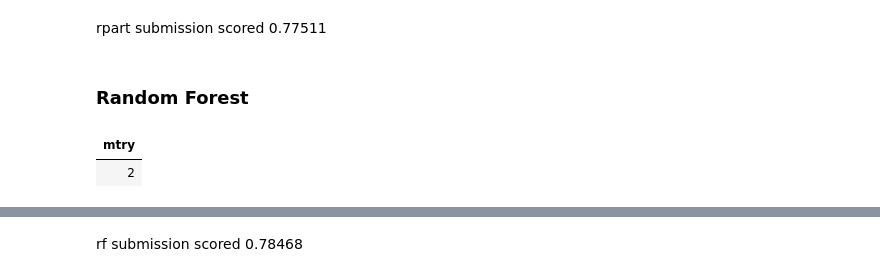
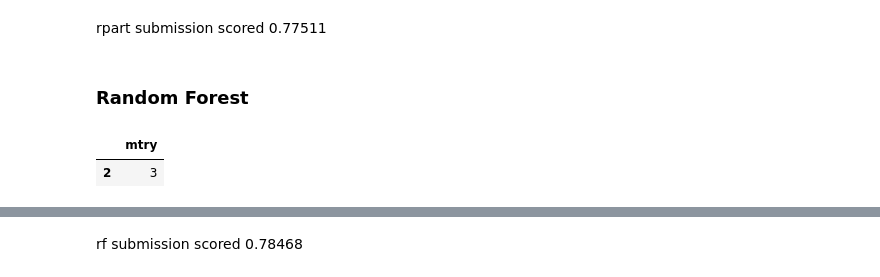
Before and after one commit to ktyap/titanic_kaggle, a Jupyter notebook: titanic_Rnb.ipynb, the cells around one changed output, grey strips where cells are left out. Saved outputs shown, nothing was run; the diff lists cells and outputs as text; code cells hidden in the pictures.

```diff
--- a/titanic_Rnb.ipynb
+++ b/titanic_Rnb.ipynb
@@ -162,7 +162,7 @@ titanic_train %>% .$Embarked %>% as_factor() %>% summary()
    S    C    Q NA's
  644  168   77    2
 # %%
-titanic_train$Embarked[na_Embarked_ind] <- "S"
+titanic_train$Embarked[na_Embarked_ind_train] <- "S"
 # %%
 titanic_test$Age[na_Age_ind_test] <- titanic_test %>% filter(!is.na(Age)) %>%
     pull(Age) %>% median()
@@ -199,0 +204,15 @@ titanic_test_factorized <- titanic_test %>% mutate(Pclass = factor(Pclass),
+# %%
+# adding a new feature that is family size
+titanic_train_factorized <- titanic_train_factorized %>% mutate(FamilySize = SibSp + Parch)
+titanic_test_factorized <- titanic_test_factorized %>% mutate(FamilySize = SibSp + Parch)
+# %%
+normalize <- function(x){
+    (x - min(x)) / (max(x) - min(x))
+}
+# %%
+titanic_train_factorized <- titanic_train_factorized %>% mutate(Age = normalize(Age), Fare = normalize(Fare),
+                                                               SibSp = normalize(SibSp), Parch = normalize(Parch),
+                                                               FamilySize = normalize(FamilySize))
+titanic_test_factorized <- titanic_test_factorized %>% mutate(Age = normalize(Age), Fare = normalize(Fare),
+                                                               SibSp = normalize(SibSp), Parch = normalize(Parch),
+                                                               FamilySize = normalize(FamilySize))
@@ -240,9 +421,10 @@ rpart submission scored 0.77511
 # %% [markdown]
 ### Random Forest
 # %%
-fit_rf <- train(Survived ~ Sex + Pclass + Fare + Age + SibSp + Embarked, method = "rf", data = titanic_train_factorized,
-               ntree = 1000, tuneGride = data.frame(mtry = seq(1, 6, 1)))
+fit_rf <- train(Survived ~ Sex + Pclass + Age + Fare + FamilySize, method = "rf", data = titanic_train_factorized,
+               ntree = 1000, tuneGrid = data.frame(mtry = seq(2, 5, 1)),
+               trControl = trainControl(method="repeatedcv", number=8, repeats = 5))
 fit_rf$bestTune
 # %% [output]
-| mtry |
-| 2 |
+|  | mtry |
+| 2 | 3 |
```
Also changed, not shown: parts of 54 cells of this notebook, 4 other files.
